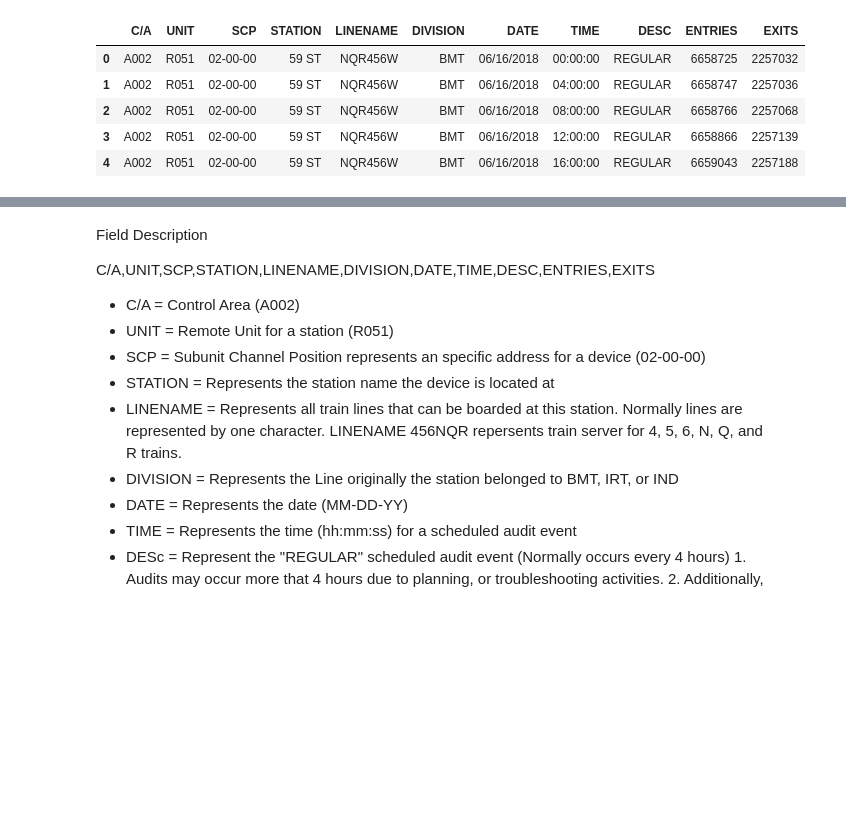
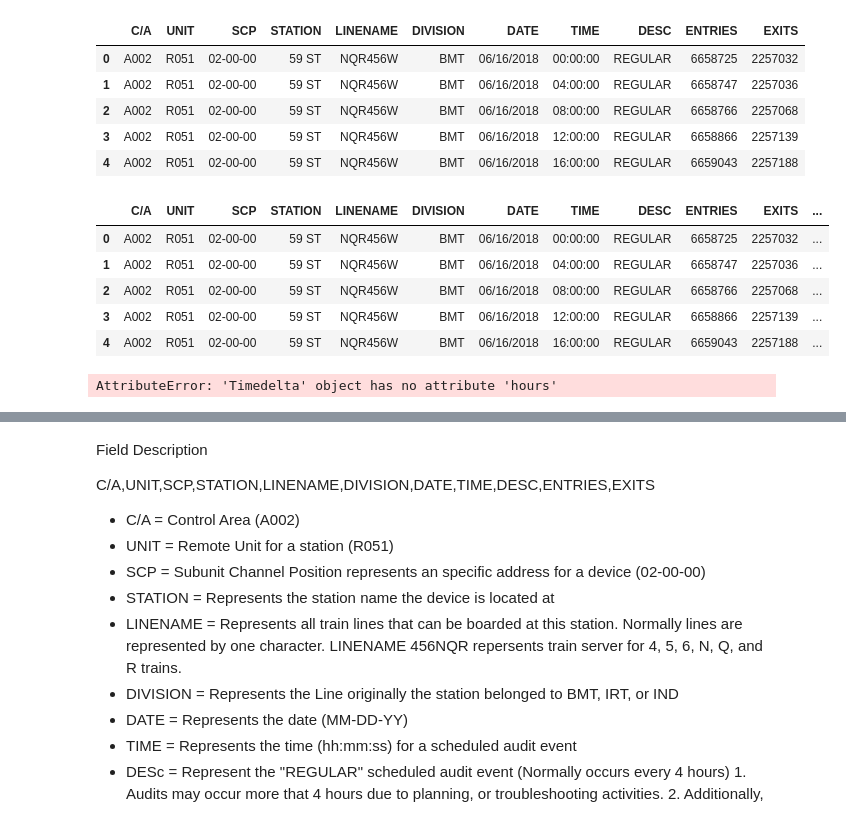
Before and after one commit to BotScutters/metis-project-01, a Jupyter notebook: initial_exploration.ipynb, the cells around one changed output, grey strips where cells are left out. Saved outputs shown, nothing was run; the diff lists cells and outputs as text; code cells hidden in the pictures; blank space fills up the shorter version.

```diff
--- a/initial_exploration.ipynb
+++ b/initial_exploration.ipynb
@@ -93,5 +93,21 @@ data.head()
 | 2 | A002 | R051 | 02-00-00 | 59 ST | NQR456W | BMT | 06/16/2018 | 08:00:00 | REGULAR | 6658766 | 2257068 |
 | 3 | A002 | R051 | 02-00-00 | 59 ST | NQR456W | BMT | 06/16/2018 | 12:00:00 | REGULAR | 6658866 | 2257139 |
 | 4 | A002 | R051 | 02-00-00 | 59 ST | NQR456W | BMT | 06/16/2018 | 16:00:00 | REGULAR | 6659043 | 2257188 |
+# %%
+data['TIMESTAMP'] = pd.to_datetime(data['DATE'] + data['TIME'], format='%m/%d/%Y%H:%M:%S')
+data['HOURS'] = data['TIME_DELTA'] / np.timedelta64(1, 'h')
+data['ENTRY_RATE'] = data['ENTRIES_DIFF'] / data['HOURS']
+data.head()
+# %% [output]
+|  | C/A | UNIT | SCP | STATION | LINENAME | DIVISION | DATE | TIME | DESC | ENTRIES | EXITS | ... |
+| 0 | A002 | R051 | 02-00-00 | 59 ST | NQR456W | BMT | 06/16/2018 | 00:00:00 | REGULAR | 6658725 | 2257032 | ... |
+| 1 | A002 | R051 | 02-00-00 | 59 ST | NQR456W | BMT | 06/16/2018 | 04:00:00 | REGULAR | 6658747 | 2257036 | ... |
+| 2 | A002 | R051 | 02-00-00 | 59 ST | NQR456W | BMT | 06/16/2018 | 08:00:00 | REGULAR | 6658766 | 2257068 | ... |
+| 3 | A002 | R051 | 02-00-00 | 59 ST | NQR456W | BMT | 06/16/2018 | 12:00:00 | REGULAR | 6658866 | 2257139 | ... |
+| 4 | A002 | R051 | 02-00-00 | 59 ST | NQR456W | BMT | 06/16/2018 | 16:00:00 | REGULAR | 6659043 | 2257188 | ... |
+# %%
+data['TIME_DELTA'][1].hours
+# %% [output]
+AttributeError: 'Timedelta' object has no attribute 'hours'
 # %%
 data[['TIME_DELTA', 'ENTRIES_DIFF', 'EXITS_DIFF']] = data.groupby(
```
Also changed, not shown: parts of 4 cells of this notebook.
